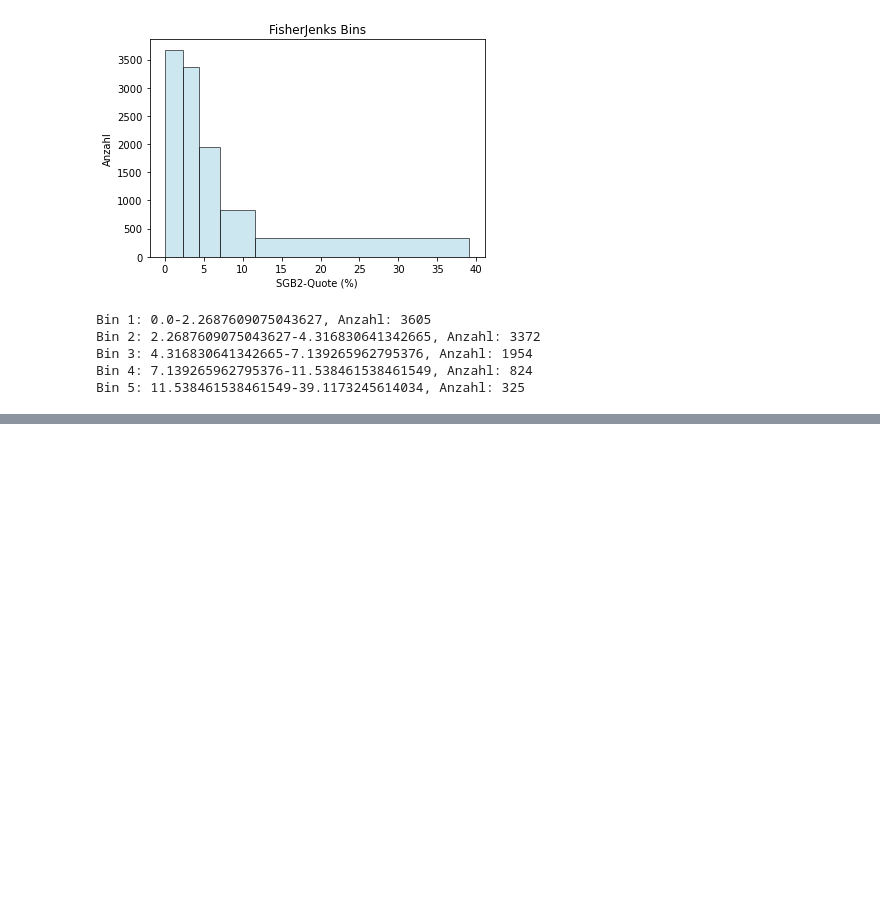
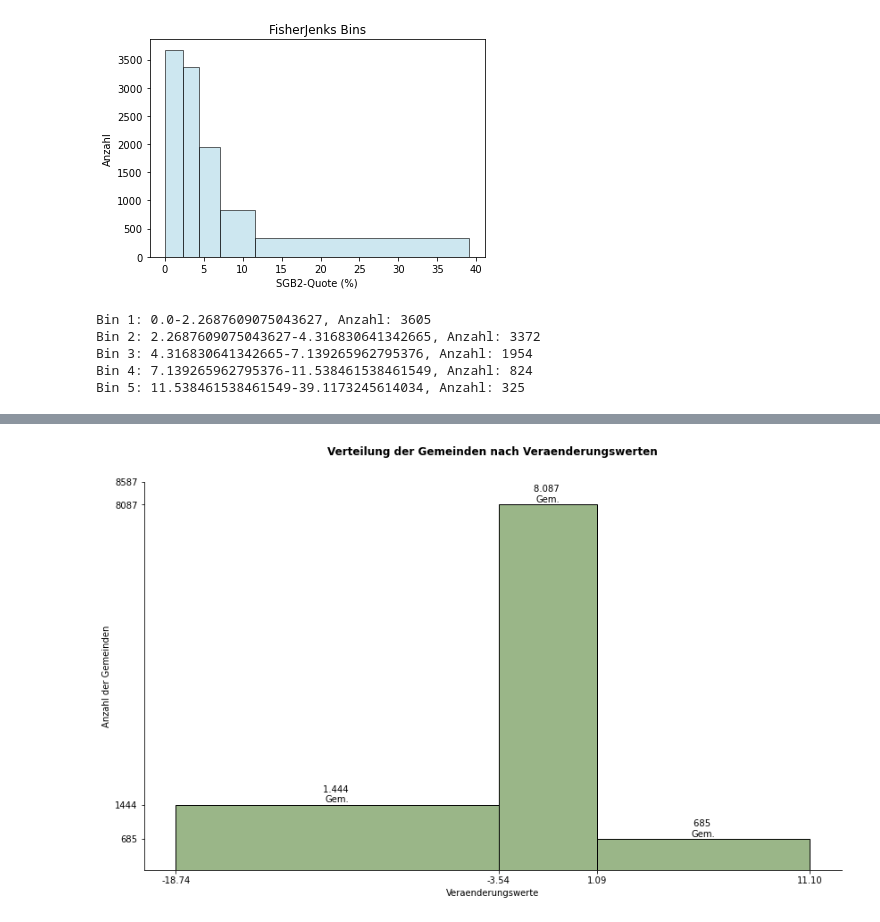
Before and after one commit to KoordinierungsstelleBildungsmonitoring/mikrokosmos, a Jupyter notebook: aufbereitung_mikrokosmos.ipynb, the cells around one changed output, grey strips where cells are left out. Drawn from its saved outputs; the diff is of its cells as text; code cells hidden in the pictures; blank space fills up the shorter version.

```diff
--- a/aufbereitung_mikrokosmos.ipynb
+++ b/aufbereitung_mikrokosmos.ipynb
@@ -767,0 +1019,12 @@ stacked_lb_bev_ue70['AGS_BL'] = stacked_lb_bev_ue70['AGS'].str[:2]
+# %%
+# neue Spalte "SGB2_Quote_2014" erzeugen
+aggregierte_daten['SGB2_Quote_2014'] = (aggregierte_daten['Anzahl_LB_2014'] / aggregierte_daten['Anzahl_Bevoelkerung_2014']) * 100
+
+# neue Spalte "SGB2_Quote_2021" erzeugen
+aggregierte_daten['SGB2_Quote_2021'] = (aggregierte_daten['Anzahl_LB_2021'] / aggregierte_daten['Anzahl_Bevoelkerung_2021']) * 100
+
+# neue Spalte "Veraenderung" erzeugen
+aggregierte_daten['Veraenderung'] = (aggregierte_daten['SGB2_Quote_2021'] - aggregierte_daten['SGB2_Quote_2014'] )
+
+# aggregierte Tabelle mit Veraenderung anzeigen
+aggregierte_daten.head()
@@ -836,0 +1167,54 @@ plt.show()
+# %%
+# Einstellen des Locale, um Zahlen formatiert auszugeben
+locale.setlocale(locale.LC_ALL, 'de_DE')
+
+# Daten vorbereiten
+bins = [start_abnehmend, untergrenze_abnehmend, obergrenze_stabil, obergrenze_steigend]  # Endwerte des letzten Balkens anpassen
+counts = [anzahl_abnehmend, anzahl_stabil, anzahl_steigend]
+
+# Breiten der Bins berechnen
+bin_widths = [bins[i+1] - bins[i] for i in range(len(bins)-1)]
+
+# Groesse des Plots anpassen
+plt.figure(figsize=(14,8))
+
+# Histogramm erstellen
+bars = plt.bar(bins[:-1], counts, width=bin_widths, color='#9AB688', edgecolor='black', align='edge')
+
+# Achsenbezeichnungen festlegen
+plt.xlabel('Veraenderungswerte')
+plt.ylabel('Anzahl der Gemeinden')
+
+# Titel hinzufügen
+plt.title('Verteilung der Gemeinden nach Veraenderungswerten', fontweight='semibold', pad=30)
+
+# Y-Achse Limit und Ticks einstellen
+max_count = max(counts)
+plt.ylim(0, max_count + 500)  # Etwas Raum über dem höchsten Balken lassen
+plt.yticks(counts + [max_count + 500])
+
+# X-Achse Ticks und Labels einstellen
+plt.xticks(bins, [f'{b:.2f}' for b in bins])
+
+# Histogrammbalkenbeschriftung hinzufügen
+for bar, count in zip(bars, counts):
+    # Position der Beschriftung in der Mitte des Balkens berechnen
+    x = bar.get_x() + bar.get_width() / 2
+    y = count
+
+    # Text hinzufuegen
+    plt.text(x, y + 50, f"{locale.format_string('%d', count, grouping=True)} \nGem.", color='black', ha='center')
+
+plt.grid(False)
+
+# Rahmenlinien entfernen
+plt.gca().spines['top'].set_visible(False)
+plt.gca().spines['right'].set_visible(False)
+
+# Ticks aktivieren
+plt.tick_params(axis='both', which='both', bottom=True, top=False, left=True, right=False)
+
+# Diagramm anzeigen
+plt.show()
+# %% [output]
+[figure, added]
```
Also changed, not shown: parts of 73 cells of this notebook.
